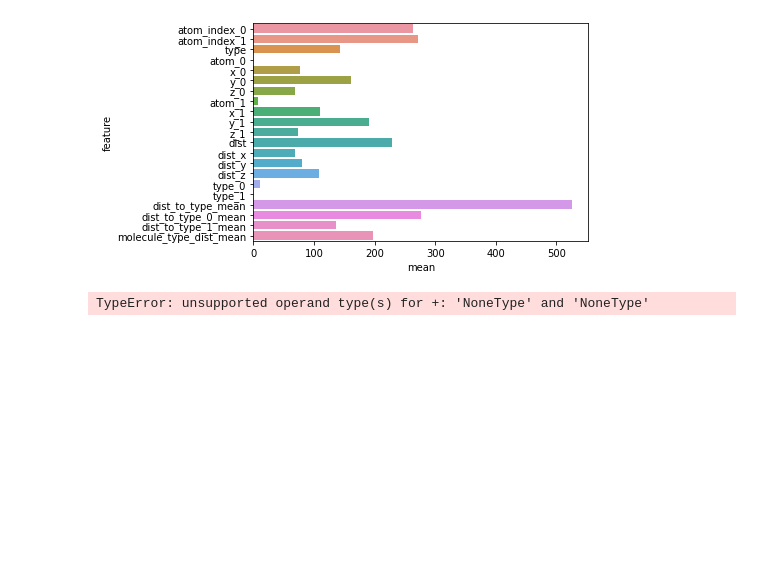
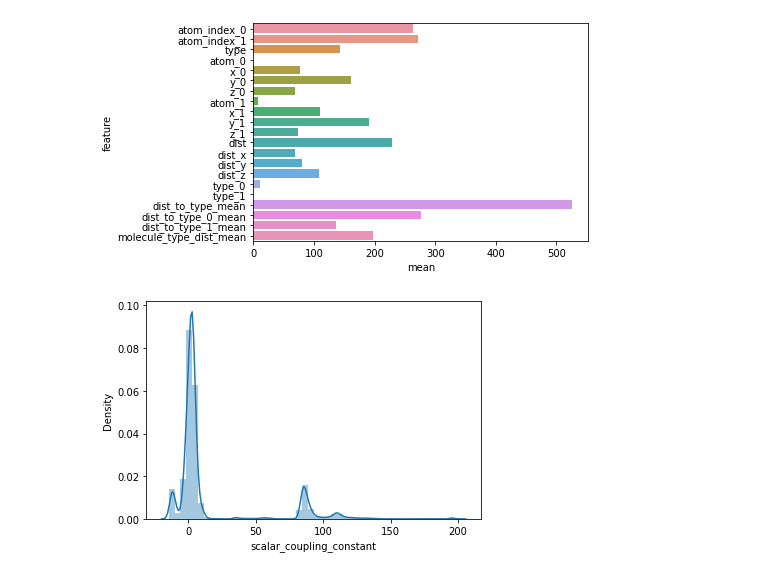
Before and after one commit to akiabe/kaggle_predict-molecular-properties, a Jupyter notebook: notebooks/beseline.ipynb, the cells around one changed output. Saved outputs shown, nothing was run; the diff lists cells and outputs as text; code cells hidden in the pictures; blank space fills up the shorter version.

```diff
--- a/notebooks/beseline.ipynb
+++ b/notebooks/beseline.ipynb
@@ -599,19 +599,13 @@ p2 = predict(1)
 p3 = predict(2)
 p4 = predict(3)
 p5 = predict(4)
-# %%
-importance_fold0 = pd.read_csv("../input/importance_0.csv")
-
-importance_fold1 = pd.read_csv("../input/importance_1.csv")
-importance_fold1 = importance_fold1.drop("feature", axis=1)
-
-importance_fold2 = pd.read_csv("../input/importance_2.csv")
-importance_fold2 = importance_fold2.drop("feature", axis=1)
-
-importance_fold3 = pd.read_csv("../input/importance_3.csv")
-importance_fold3 = importance_fold3.drop("feature", axis=1)
-
-importance_fold4 = pd.read_csv("../input/importance_4.csv")
-importance_fold4 = importance_fold4.drop("feature", axis=1)
-# %% [output]
-TypeError: unsupported operand type(s) for +: 'NoneType' and 'NoneType'
+# %%
+predict_fold0 = pd.read_csv("../notebooks/submisson_0.csv")
+predict_fold1 = pd.read_csv("../notebooks/submisson_1.csv")
+predict_fold2 = pd.read_csv("../notebooks/submisson_2.csv")
+predict_fold3 = pd.read_csv("../notebooks/submisson_3.csv")
+predict_fold4 = pd.read_csv("../notebooks/submisson_4.csv")
+# %%
+sns.distplot(predict_fold0["scalar_coupling_constant"]);
+# %% [output]
+[figure, added]
```
Also changed, not shown: parts of 10 cells of this notebook.
